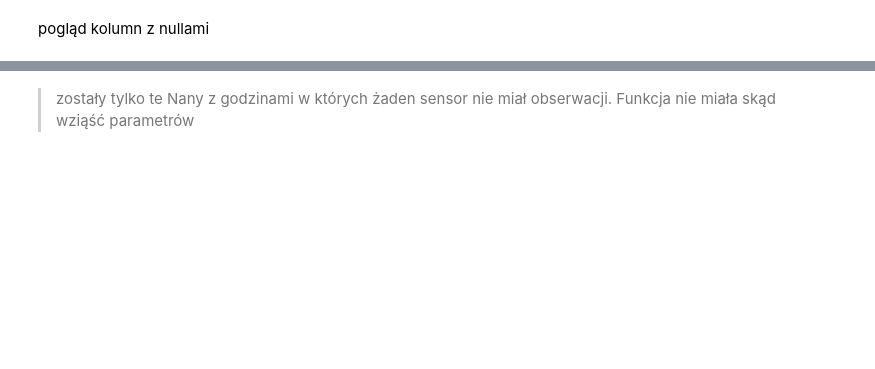
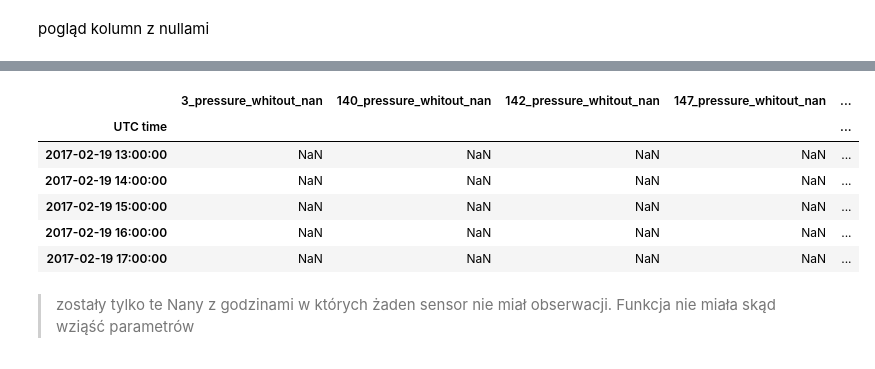
Before and after one commit to ciepielajan/SDA_SMOG_Wawelski, a Jupyter notebook: Jan/DistanceMetric_haversine_uzupełnienie_wartości_z_najblizszych_sensorow.ipynb, the cells around one changed output, grey strips where cells are left out. Saved outputs shown, nothing was run; the diff lists cells and outputs as text; code cells hidden in the pictures; blank space fills up the shorter version.

```diff
--- a/Jan/DistanceMetric_haversine_uzupełnienie_wartości_z_najblizszych_sensorow.ipynb
+++ b/Jan/DistanceMetric_haversine_uzupełnienie_wartości_z_najblizszych_sensorow.ipynb
@@ -241,4 +262,15 @@ year_whitout_nan[year_whitout_nan.isnull()].head()
 5 rows × 336 columns
+# %%
+year_pressure = [ i  for i in year_whitout_nan.columns   if i.split("_")[1] == "pressure" ]
+year_whitout_nan[year_whitout_nan.isna().any(axis=1)][year_pressure].head()
+# %% [output]
+|  | 3_pressure_whitout_nan | 140_pressure_whitout_nan | 142_pressure_whitout_nan | 147_pressure_whitout_nan | ... |
+| UTC time |  |  |  |  | ... |
+| 2017-02-19 13:00:00 | NaN | NaN | NaN | NaN | ... |
+| 2017-02-19 14:00:00 | NaN | NaN | NaN | NaN | ... |
+| 2017-02-19 15:00:00 | NaN | NaN | NaN | NaN | ... |
+| 2017-02-19 16:00:00 | NaN | NaN | NaN | NaN | ... |
+| 2017-02-19 17:00:00 | NaN | NaN | NaN | NaN | ... |
 # %% [markdown]
 > zostały tylko te Nany z godzinami w których żaden sensor nie miał obserwacji. Funkcja nie miała skąd wziąść parametrów
 # %%
```
Also changed, not shown: parts of 11 cells of this notebook.
